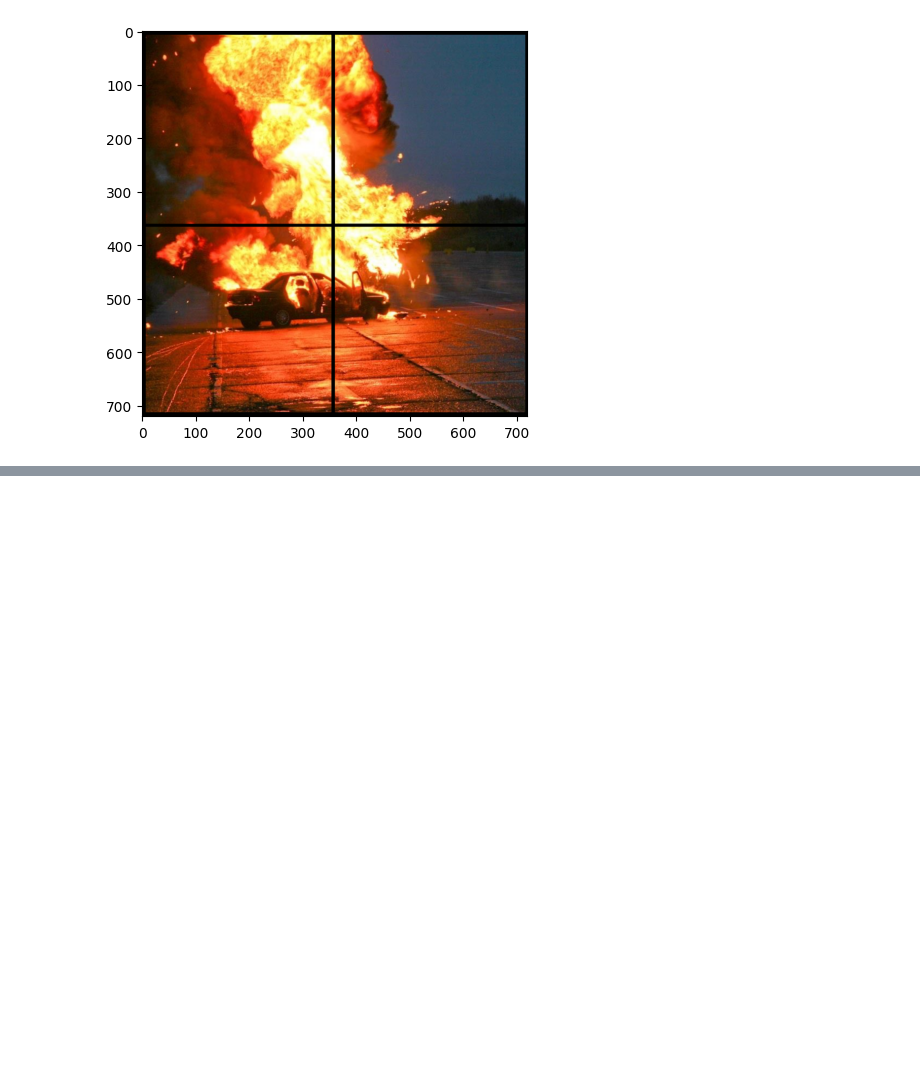
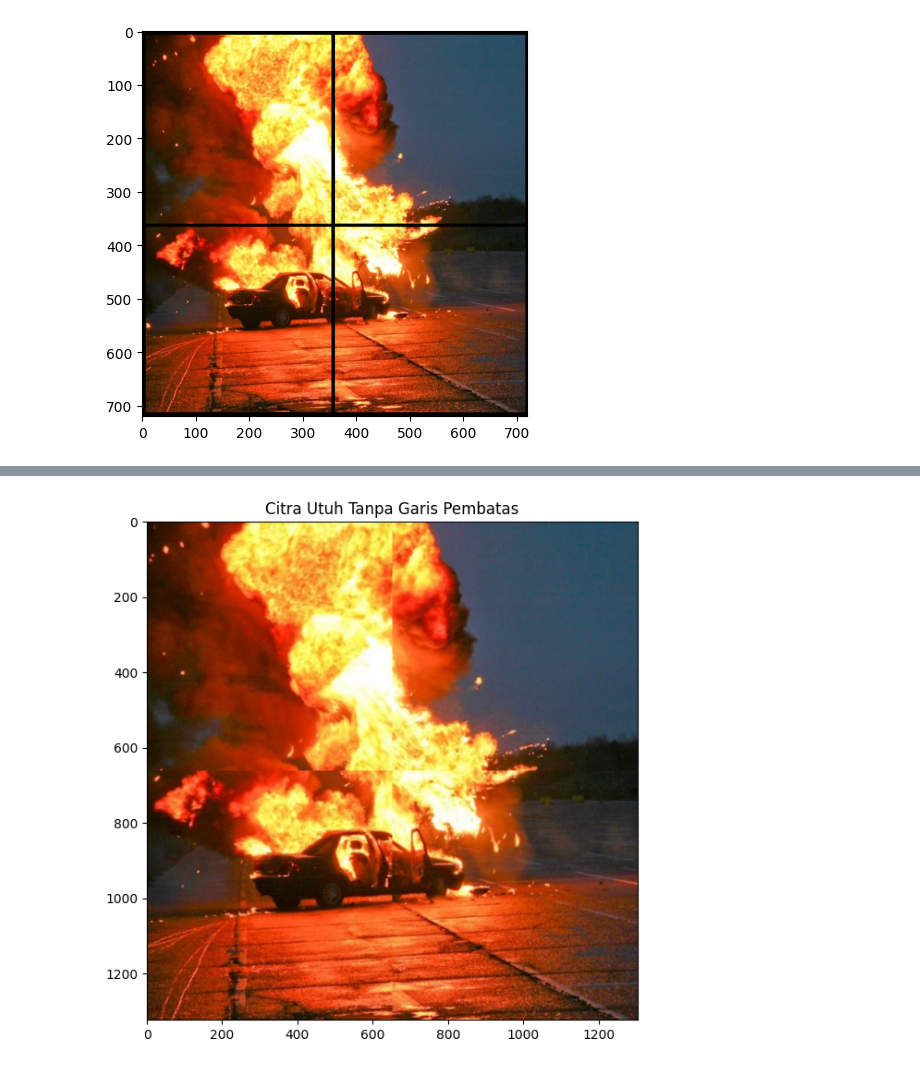
Before and after one commit to praktikum-pcd-2026/modul-2-jurnal-Khadjoe, a Jupyter notebook: Jurnal2.ipynb, the cells around one changed output, grey strips where cells are left out. Cells and saved outputs as stored; diff of their text form; code cells hidden in the pictures; blank space fills up the shorter version.

```diff
--- a/Jurnal2.ipynb
+++ b/Jurnal2.ipynb
@@ -138,0 +46,36 @@ plt.show()
+# %%
+# =======================================================
+# PERBAIKAN TAHAP 3: CROP & MERGE
+# =======================================================
+
+# 1. Pastikan semua potongan punya ukuran yang sama persis
+# Kita cari tinggi (h) dan lebar (w) terkecil dari keempat potongan
+h_min = min(c1_crop.shape[0], c2_crop.shape[0], c3_crop.shape[0], c4_crop.shape[0])
+w_min = min(c1_crop.shape[1], c2_crop.shape[1], c3_crop.shape[1], c4_crop.shape[1])
+
+# Lakukan slicing ulang agar ukurannya seragam (h_min x w_min)
+c1_final = c1_crop[:h_min, :w_min]
+c2_final = c2_crop[:h_min, :w_min]
+c3_final = c3_crop[:h_min, :w_min]
+c4_final = c4_crop[:h_min, :w_min]
+
+# 2. PENGGABUNGAN (SEAMLESS)
+# Sekarang hstack dan vstack tidak akan error karena dimensinya sudah match
+baris_atas = np.hstack((c1_final, c2_final))
+baris_bawah = np.hstack((c3_final, c4_final))
+kicau_menyatu = np.vstack((baris_atas, baris_bawah))
+
+# 3. DILATASI (Perbesar 2x lipat)
+# Pakai np.repeat sesuai logika lu sebelumnya
+kicau_utuh = np.repeat(np.repeat(kicau_menyatu, 2, axis=0), 2, axis=1)
+
+# 4. NORMALISASI
+kicau_stabil = kicau_utuh.astype(np.uint8)
+
+# TAMPILKAN HASILNYA
+plt.figure(figsize=(7, 7))
+plt.imshow(kicau_stabil)
+plt.title("Citra Utuh Tanpa Garis Pembatas")
+plt.show()
+# %% [output]
+[figure, added]
```
Also changed, not shown: parts of 8 cells of this notebook.
